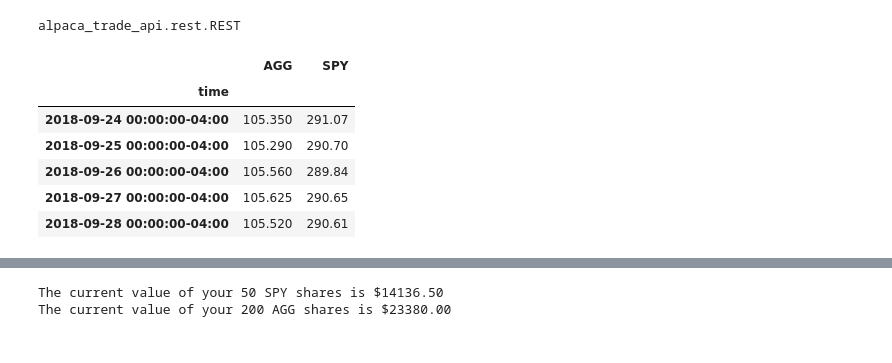
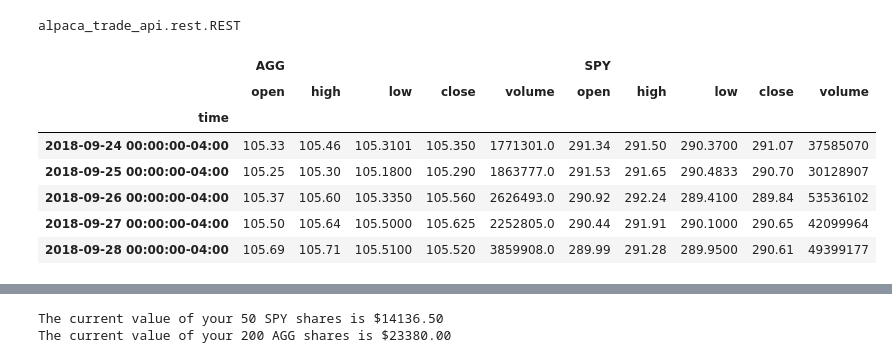
Before and after one commit to MatthewPuttroff/HWUnitFive, a Jupyter notebook: Instructions/Starter_Code/financial-planner.ipynb, the cells around one changed output, grey strips where cells are left out. Cells and saved outputs as stored; diff of their text form; code cells hidden in the pictures.

Commit message:
closingprices

```diff
--- a/Instructions/Starter_Code/financial-planner.ipynb
+++ b/Instructions/Starter_Code/financial-planner.ipynb
@@ -103,37 +103,33 @@ alpaca_trade_api.rest.REST
 # %%
 # Format current date as ISO format
 today = pd.Timestamp.now(tz="America/Phoenix").round(freq='D').isoformat()
 
 # Set the tickers
 tickers = ["AGG", "SPY"]
 
 # Set timeframe to '1D' for Alpaca API
 timeframe = "1D"
 
 # Get current closing prices for SPY and AGG
 # (use a limit=1000 parameter to call the most recent 1000 days of data)
 df_portfolio = alpaca.get_barset(
     tickers,
     timeframe,
     start = pd.Timestamp("2018-09-22", tz="America/Phoenix").isoformat(),
     end = pd.Timestamp("2021-09-23", tz="America/Phoenix").isoformat(),
     limit = 1000
 ).df
 
-df_closing_prices = pd.DataFrame()
-
-df_closing_prices["AGG"] = df_portfolio["AGG"]["close"]
-df_closing_prices["SPY"] = df_portfolio["SPY"]["close"]
-
 # Preview DataFrame
-df_closing_prices.head()
+df_portfolio.head()
 # %% [output]
-|  | AGG | SPY |
-| time |  |  |
-| 2018-09-24 00:00:00-04:00 | 105.350 | 291.07 |
-| 2018-09-25 00:00:00-04:00 | 105.290 | 290.70 |
-| 2018-09-26 00:00:00-04:00 | 105.560 | 289.84 |
-| 2018-09-27 00:00:00-04:00 | 105.625 | 290.65 |
-| 2018-09-28 00:00:00-04:00 | 105.520 | 290.61 |
+|  | AGG |  |  |  |  | SPY |  |  |  |  |
+|  | open | high | low | close | volume | open | high | low | close | volume |
+| time |  |  |  |  |  |  |  |  |  |  |
+| 2018-09-24 00:00:00-04:00 | 105.33 | 105.46 | 105.3101 | 105.350 | 1771301.0 | 291.34 | 291.50 | 290.3700 | 291.07 | 37585070 |
+| 2018-09-25 00:00:00-04:00 | 105.25 | 105.30 | 105.1800 | 105.290 | 1863777.0 | 291.53 | 291.65 | 290.4833 | 290.70 | 30128907 |
+| 2018-09-26 00:00:00-04:00 | 105.37 | 105.60 | 105.3350 | 105.560 | 2626493.0 | 290.92 | 292.24 | 289.4100 | 289.84 | 53536102 |
+| 2018-09-27 00:00:00-04:00 | 105.50 | 105.64 | 105.5000 | 105.625 | 2252805.0 | 290.44 | 291.91 | 290.1000 | 290.65 | 42099964 |
+| 2018-09-28 00:00:00-04:00 | 105.69 | 105.71 | 105.5100 | 105.520 | 3859908.0 | 289.99 | 291.28 | 289.9500 | 290.61 | 49399177 |
 # %%
 # Pick AGG and SPY close prices
```
Also changed, not shown: parts of 1 cell of this notebook.
